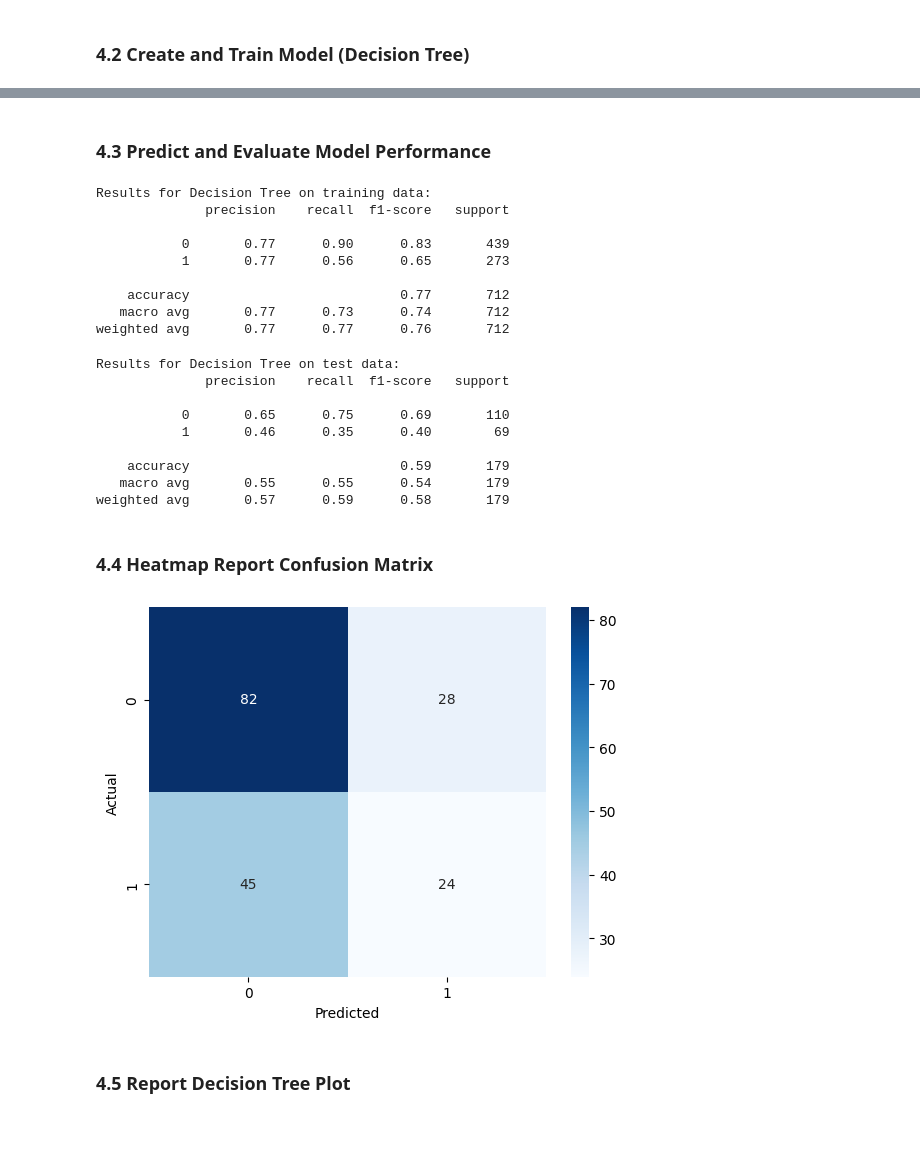
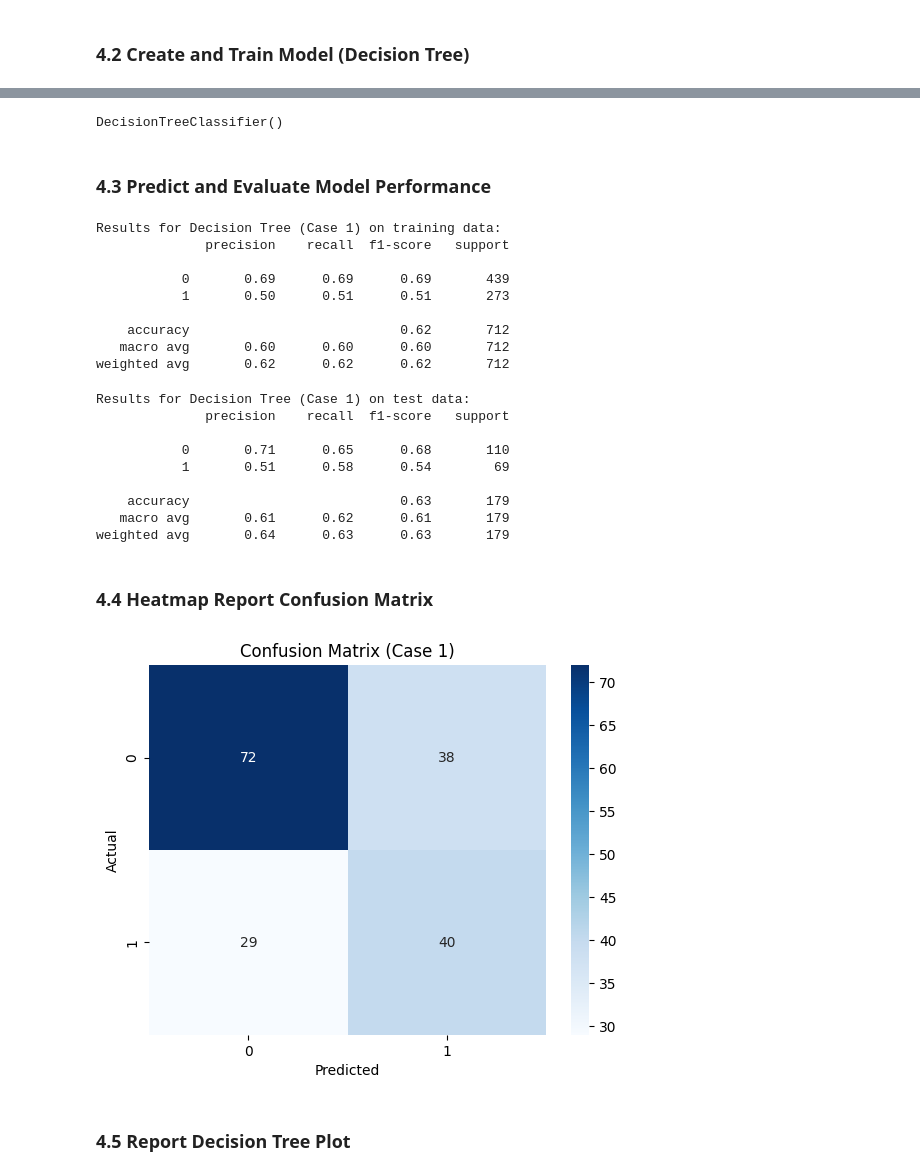
Before and after one commit to SchroderJ-pixel/applied-ml-justin, a Jupyter notebook: lab03/ml03_justin.ipynb, the cells around one changed output, grey strips where cells are left out. Drawn from its saved outputs; the diff is of its cells as text; code cells hidden in the pictures; blank space fills up the shorter version.

```diff
--- a/lab03/ml03_justin.ipynb
+++ b/lab03/ml03_justin.ipynb
@@ -97,15 +104,13 @@ y = titanic['survived']
 # %%
 from sklearn.model_selection import StratifiedShuffleSplit
 
+# Case 1: Split
 splitter = StratifiedShuffleSplit(n_splits=1, test_size=0.2, random_state=123)
+for train_indices, test_indices in splitter.split(X1, y1):
+    X1_train = X1.iloc[train_indices]
+    X1_test = X1.iloc[test_indices]
+    y1_train = y1.iloc[train_indices]
+    y1_test = y1.iloc[test_indices]
 
-# Split the data
-for train_indices, test_indices in splitter.split(X, y):
-    X_train = X.iloc[train_indices]
-    X_test = X.iloc[test_indices]
-    y_train = y.iloc[train_indices]
-    y_test = y.iloc[test_indices]
-
-# Output train and test set sizes
-print('Train size: ', len(X_train), 'Test size: ', len(X_test))
+    print('Train size (Case 1): ', len(X1_train), 'Test size: ', len(X1_test))
 # %% [output]
@@ -124,54 +121,61 @@ DecisionTreeClassifier()
+# %%
+from sklearn.tree import DecisionTreeClassifier
+
+# Case 1: Train Decision Tree
+tree_model1 = DecisionTreeClassifier()
+tree_model1.fit(X1_train, y1_train)
+# %% [output]
+DecisionTreeClassifier()
 # %% [markdown]
 ### 4.3 Predict and Evaluate Model Performance
 # %%
 from sklearn.metrics import classification_report
 
 # Predict on training data
-y_pred = tree_model.predict(X_train)
-print("Results for Decision Tree on training data:")
-print(classification_report(y_train, y_pred))
+y1_pred = tree_model1.predict(X1_train)
+print("Results for Decision Tree (Case 1) on training data:")
+print(classification_report(y1_train, y1_pred))
 # %% [output]
-Results for Decision Tree on training data:
+Results for Decision Tree (Case 1) on training data:
               precision    recall  f1-score   support
 
-           0       0.77      0.90      0.83       439
-           1       0.77      0.56      0.65       273
+           0       0.69      0.69      0.69       439
+           1       0.50      0.51      0.51       273
 
-    accuracy                           0.77       712
-   macro avg       0.77      0.73      0.74       712
-weighted avg       0.77      0.77      0.76       712
+    accuracy                           0.62       712
+   macro avg       0.60      0.60      0.60       712
+weighted avg       0.62      0.62      0.62       712
 # %%
 # Predict on test data
-y_test_pred = tree_model.predict(X_test)
-print("Results for Decision Tree on test data:")
-print(classification_report(y_test, y_test_pred))
+y1_test_pred = tree_model1.predict(X1_test)
+print("Results for Decision Tree (Case 1) on test data:")
+print(classification_report(y1_test, y1_test_pred))
 # %% [output]
-Results for Decision Tree on test data:
+Results for Decision Tree (Case 1) on test data:
               precision    recall  f1-score   support
 
-           0       0.65      0.75      0.69       110
-           1       0.46      0.35      0.40        69
+           0       0.71      0.65      0.68       110
+           1       0.51      0.58      0.54        69
 
-    accuracy                           0.59       179
-   macro avg       0.55      0.55      0.54       179
-weighted avg       0.57      0.59      0.58       179
+    accuracy                           0.63       179
+   macro avg       0.61      0.62      0.61       179
+weighted avg       0.64      0.63      0.63       179
 # %% [markdown]
 ### 4.4 Heatmap Report Confusion Matrix
 # %%
 import seaborn as sns
 from sklearn.metrics import confusion_matrix
 import matplotlib.pyplot as plt
 
-# Compute confusion matrix
-cm = confusion_matrix(y_test, y_test_pred)
-
-# Plot confusion matrix
-sns.heatmap(cm, annot=True, cmap='Blues')
+# Case 1: Confusion Matrix
+cm1 = confusion_matrix(y1_test, y1_test_pred)
+sns.heatmap(cm1, annot=True, cmap='Blues')
 plt.xlabel('Predicted')
 plt.ylabel('Actual')
+plt.title("Confusion Matrix (Case 1)")
 plt.show()
 # %% [output]
-[figure, old version]
+[figure, new version]
 # %% [markdown]
 ### 4.5 Report Decision Tree Plot
 # %%
```
Also changed, not shown: parts of 38 cells of this notebook, 3 other files.
